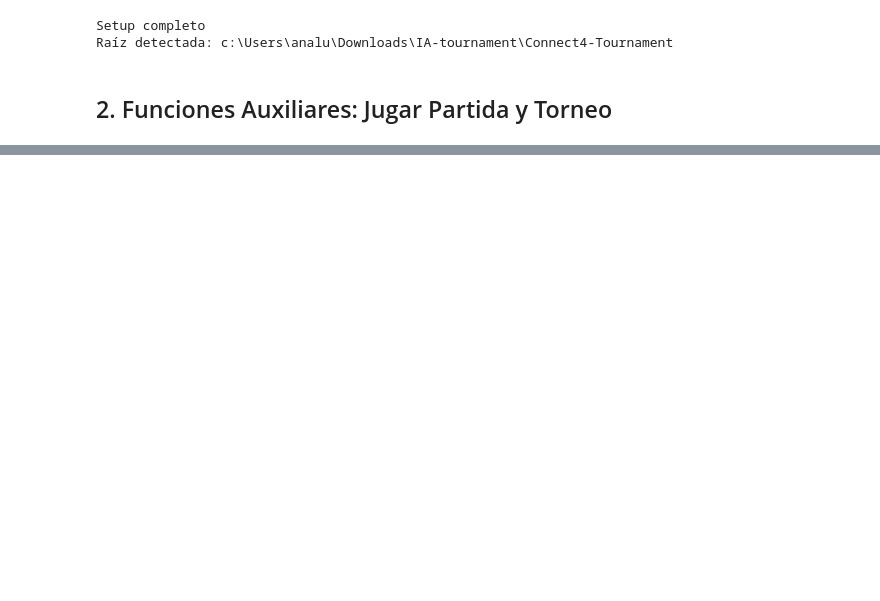
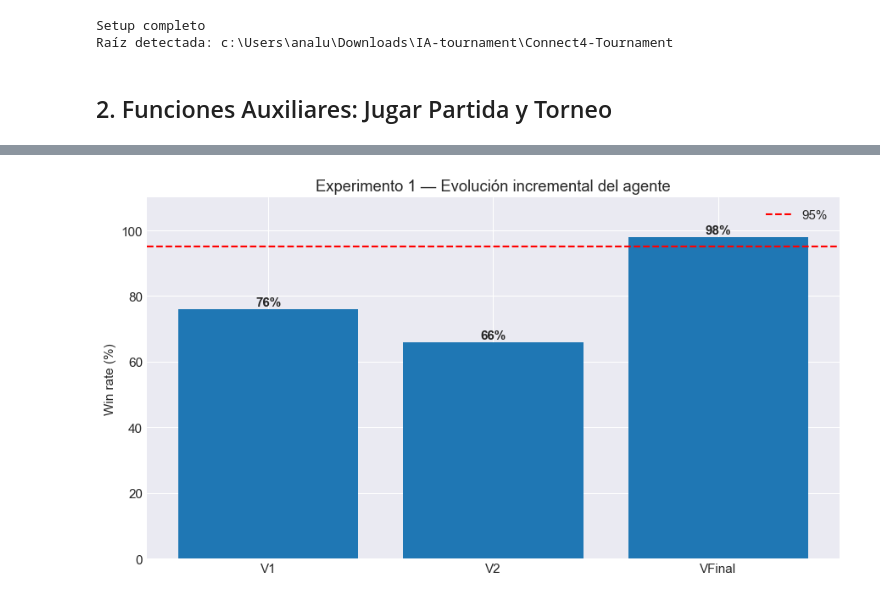
Before and after one commit to Ana3Lu/Connect4-Tournament, a Jupyter notebook: groups/Ana/entrega.ipynb, the cells around one changed output, grey strips where cells are left out. Cells and saved outputs as stored; diff of their text form; code cells hidden in the pictures; blank space fills up the shorter version.

```diff
--- a/groups/Ana/entrega.ipynb
+++ b/groups/Ana/entrega.ipynb
@@ -793,0 +272,83 @@ Finalmente, los experimentos permitieron identificar limitaciones concretas del
+# %%
+print('Experimento 1 — Evolución incremental vs Aleatorio')
+print('=' * 60)
+
+N_GAMES = 50
+
+agents = [
+
+    ('V1', AnaPolicyV1(100)),
+
+    ('V2', AnaPolicyV2(100)),
+
+    ('VFinal', AnaPolicyFinal(100)),
+
+]
+
+results = []
+
+for name, agent in agents:
+
+    print(f'\n{name} vs Aleatorio')
+
+    r = run_tournament(
+        agent,
+        RandomAgent(),
+        N_GAMES,
+        name,
+        'Random'
+    )
+
+    results.append(r)
+
+# =========================
+# gráfica
+# =========================
+
+fig, ax = plt.subplots(figsize=(9,5))
+
+labels = [r['name_a'] for r in results]
+
+values = [
+    r['win_rate_a'] * 100
+    for r in results
+]
+
+bars = ax.bar(labels, values)
+
+ax.axhline(
+    95,
+    linestyle='--',
+    color='red',
+    label='95%'
+)
+
+ax.set_ylabel('Win rate (%)')
+
+ax.set_title(
+    'Experimento 1 — Evolución incremental del agente'
+)
+
+ax.set_ylim(0, 110)
+
+for bar, val in zip(bars, values):
+
+    ax.text(
+        bar.get_x() + bar.get_width()/2,
+        val + 1,
+        f'{val:.0f}%',
+        ha='center',
+        fontweight='bold'
+    )
+
+ax.legend()
+
+plt.tight_layout()
+
+plt.savefig(
+    'exp1_incremental_vs_random.png',
+    dpi=120
+)
+
+plt.show()
+# %% [output]
@@ -793,0 +369 @@ Finalmente, los experimentos permitieron identificar limitaciones concretas del
+[figure, added]
```
Also changed, not shown: parts of 51 cells of this notebook, 17 other files.
